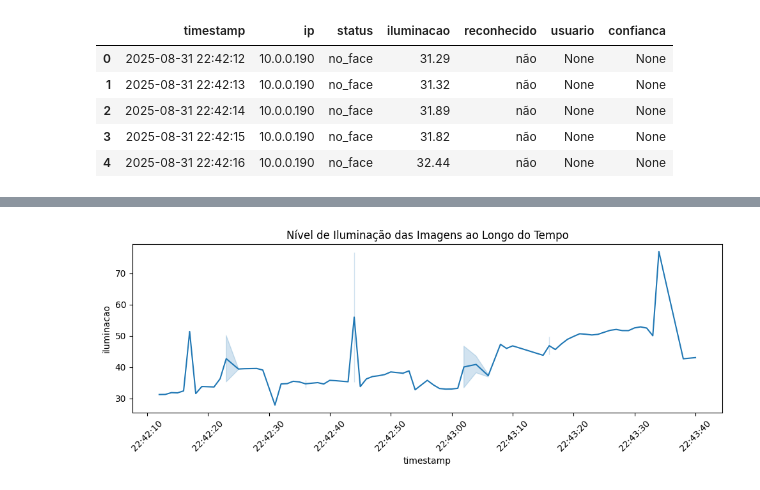
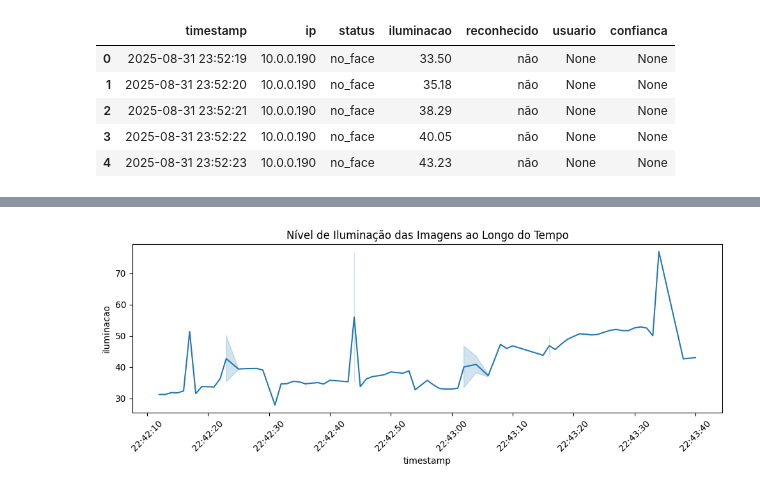
Before and after one commit to ToxicOtter/teste-tcc, a Jupyter notebook: analise.ipynb, the cells around one changed output, grey strips where cells are left out. Drawn from its saved outputs; the diff is of its cells as text; code cells hidden in the pictures.

```diff
--- a/analise.ipynb
+++ b/analise.ipynb
@@ -35,10 +87,10 @@ def ler_log_para_dataframe(caminho_log):
 # %%
-df = ler_log_para_dataframe('./src/logs/reconhecimento.log')
+df = ler_log_para_dataframe('./src/logs/reconhecimento_foto_antes.log')
 df.head()
 # %% [output]
 |  | timestamp | ip | status | iluminacao | reconhecido | usuario | confianca |
-| 0 | 2025-08-31 22:42:12 | 10.0.0.190 | no_face | 31.29 | não | None | None |
-| 1 | 2025-08-31 22:42:13 | 10.0.0.190 | no_face | 31.32 | não | None | None |
-| 2 | 2025-08-31 22:42:14 | 10.0.0.190 | no_face | 31.89 | não | None | None |
-| 3 | 2025-08-31 22:42:15 | 10.0.0.190 | no_face | 31.82 | não | None | None |
-| 4 | 2025-08-31 22:42:16 | 10.0.0.190 | no_face | 32.44 | não | None | None |
+| 0 | 2025-08-31 23:52:19 | 10.0.0.190 | no_face | 33.50 | não | None | None |
+| 1 | 2025-08-31 23:52:20 | 10.0.0.190 | no_face | 35.18 | não | None | None |
+| 2 | 2025-08-31 23:52:21 | 10.0.0.190 | no_face | 38.29 | não | None | None |
+| 3 | 2025-08-31 23:52:22 | 10.0.0.190 | no_face | 40.05 | não | None | None |
+| 4 | 2025-08-31 23:52:23 | 10.0.0.190 | no_face | 43.23 | não | None | None |
```
Also changed, not shown: parts of 8 cells of this notebook.
